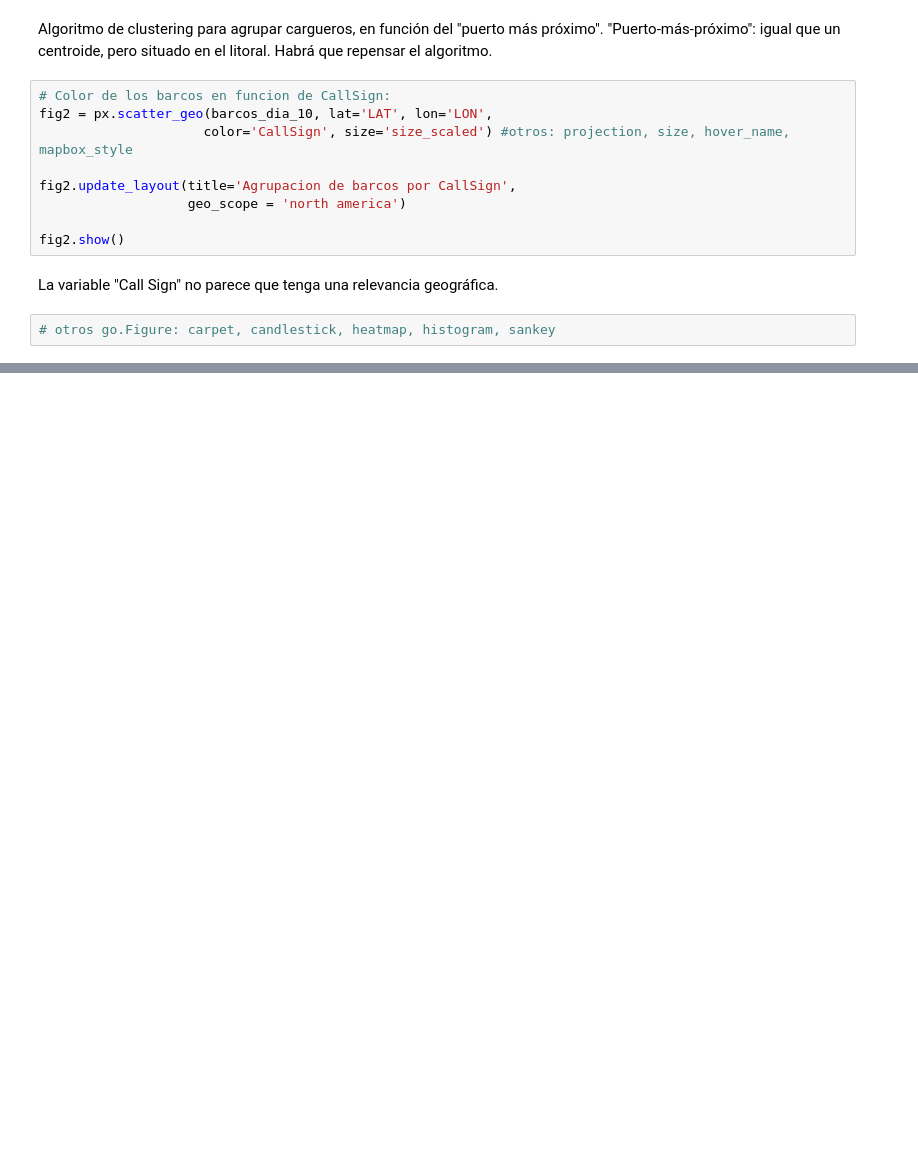
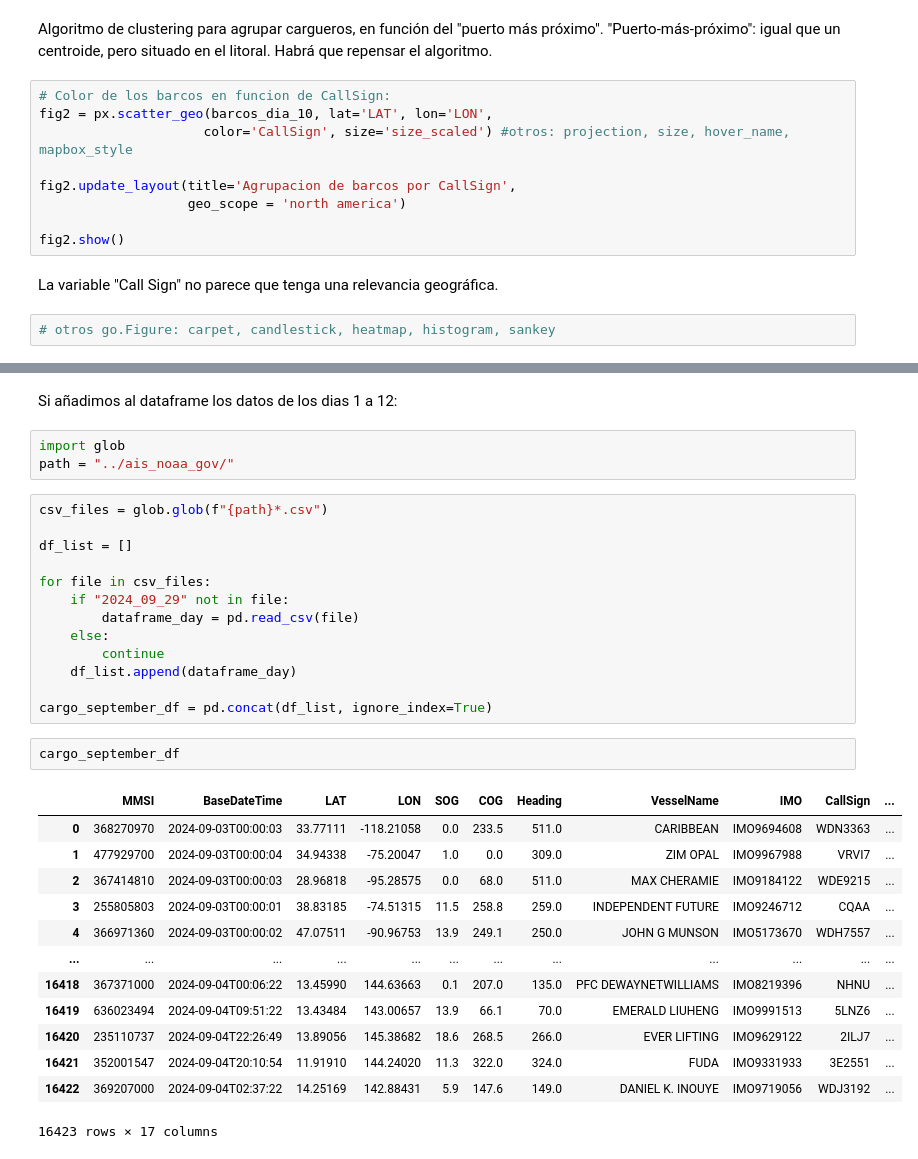
Before and after one commit to GonzaloLopezS/TFM_AFI_2025, a Jupyter notebook: AAA_code/ports_USA_EDA.ipynb, the cells around one changed output, grey strips where cells are left out. Cells and saved outputs as stored; diff of their text form; blank space fills up the shorter version.

```diff
--- a/AAA_code/ports_USA_EDA.ipynb
+++ b/AAA_code/ports_USA_EDA.ipynb
@@ -238,0 +96,34 @@ fig.show()
+# %% [markdown]
+Si añadimos al dataframe los datos de los dias 1 a 12:
+# %%
+import glob
+path = "../ais_noaa_gov/"
+# %%
+csv_files = glob.glob(f"{path}*.csv")
+
+df_list = []
+
+for file in csv_files:
+    if "2024_09_29" not in file:
+        dataframe_day = pd.read_csv(file)
+    else:
+        continue
+    df_list.append(dataframe_day)
+
+cargo_september_df = pd.concat(df_list, ignore_index=True)
+# %%
+cargo_september_df
+# %% [output]
+|  | MMSI | BaseDateTime | LAT | LON | SOG | COG | Heading | VesselName | IMO | CallSign | ... |
+| 0 | 368270970 | 2024-09-03T00:00:03 | 33.77111 | -118.21058 | 0.0 | 233.5 | 511.0 | CARIBBEAN | IMO9694608 | WDN3363 | ... |
+| 1 | 477929700 | 2024-09-03T00:00:04 | 34.94338 | -75.20047 | 1.0 | 0.0 | 309.0 | ZIM OPAL | IMO9967988 | VRVI7 | ... |
+| 2 | 367414810 | 2024-09-03T00:00:03 | 28.96818 | -95.28575 | 0.0 | 68.0 | 511.0 | MAX CHERAMIE | IMO9184122 | WDE9215 | ... |
+| 3 | 255805803 | 2024-09-03T00:00:01 | 38.83185 | -74.51315 | 11.5 | 258.8 | 259.0 | INDEPENDENT FUTURE | IMO9246712 | CQAA | ... |
+| 4 | 366971360 | 2024-09-03T00:00:02 | 47.07511 | -90.96753 | 13.9 | 249.1 | 250.0 | JOHN G MUNSON | IMO5173670 | WDH7557 | ... |
+| ... | ... | ... | ... | ... | ... | ... | ... | ... | ... | ... | ... |
+| 16418 | 367371000 | 2024-09-04T00:06:22 | 13.45990 | 144.63663 | 0.1 | 207.0 | 135.0 | PFC DEWAYNETWILLIAMS | IMO8219396 | NHNU | ... |
+| 16419 | 636023494 | 2024-09-04T09:51:22 | 13.43484 | 143.00657 | 13.9 | 66.1 | 70.0 | EMERALD LIUHENG | IMO9991513 | 5LNZ6 | ... |
+| 16420 | 235110737 | 2024-09-04T22:26:49 | 13.89056 | 145.38682 | 18.6 | 268.5 | 266.0 | EVER LIFTING | IMO9629122 | 2ILJ7 | ... |
+| 16421 | 352001547 | 2024-09-04T20:10:54 | 11.91910 | 144.24020 | 11.3 | 322.0 | 324.0 | FUDA | IMO9331933 | 3E2551 | ... |
+| 16422 | 369207000 | 2024-09-04T02:37:22 | 14.25169 | 142.88431 | 5.9 | 147.6 | 149.0 | DANIEL K. INOUYE | IMO9719056 | WDJ3192 | ... |
+16423 rows × 17 columns
```
Also changed, not shown: parts of 39 cells of this notebook, 6 other files.
